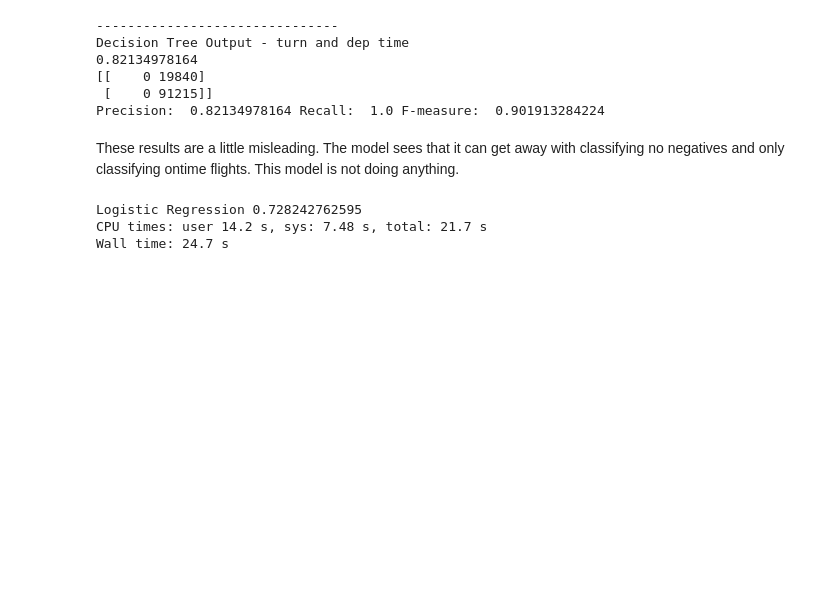
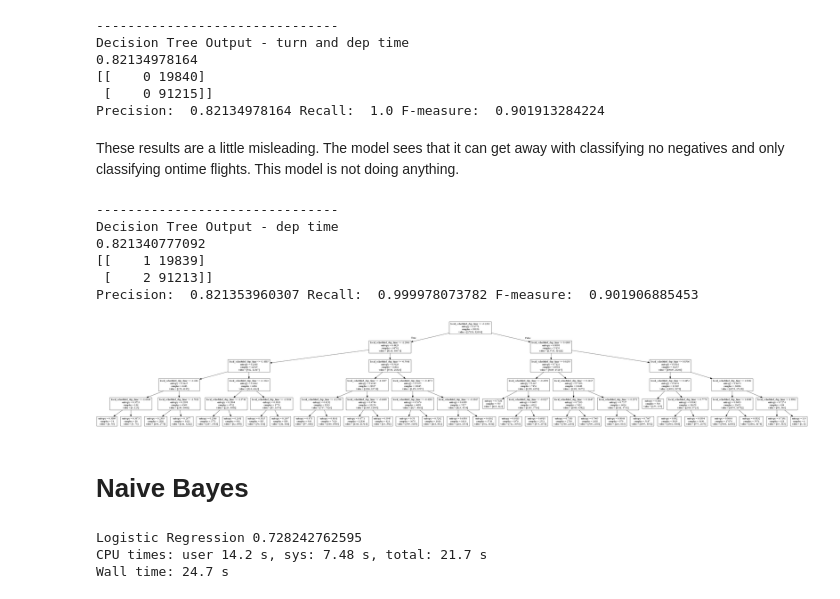
Before and after one commit to dpmurraygt/OnTime, a Jupyter notebook: On Time Performance.ipynb, the cells around one changed output. Drawn from its saved outputs; the diff is of its cells as text; code cells hidden in the pictures; blank space fills up the shorter version.

```diff
--- a/On Time Performance.ipynb
+++ b/On Time Performance.ipynb
@@ -1066,0 +1069,36 @@ These results are a little misleading.  The model sees that it can get away with
+# %%
+yhat = np.zeros(Y.shape)
+
+X4 = X[['local_scheduled_dep_time']]
+
+scl = StandardScaler() # import the standardscaler
+XScl4 = scl.fit_transform(X4)
+
+
+cv = StratifiedKFold(n_splits=10)
+
+clf = DecisionTreeClassifier(criterion ='entropy', max_depth = 5 ) # old was 6
+
+for train, test in cv.split(XScl4,Y):
+    clf.fit(XScl4[train],Y[train])
+    yhat[test] = clf.predict(XScl4[test])
+
+total_accuracy_10 = mt.accuracy_score(Y,yhat)
+conf_matrix_10 = mt.confusion_matrix(Y,yhat)
+
+precision_10 = conf_matrix_10[1,1] / (conf_matrix_10[1,1]+ conf_matrix_10[0,1])
+recall_10 = conf_matrix_10[1,1] / (conf_matrix_10[1,1]+ conf_matrix_10[1,0])
+f_measure_10 = (2* conf_matrix_10[1,1]) / ((2* conf_matrix_10[1,1])+ conf_matrix_10[1,0] + conf_matrix_10[0,1])
+
+print('-------------------------------')
+print('Decision Tree Output - dep time')
+print( total_accuracy_10)
+print(conf_matrix_10)
+print('Precision: ',precision_10, 'Recall: ',recall_10, 'F-measure: ', f_measure_10)
+# %% [output]
+-------------------------------
+Decision Tree Output - dep time
+0.821340777092
+[[    1 19839]
+ [    2 91213]]
+Precision:  0.821353960307 Recall:  0.999978073782 F-measure:  0.901906885453
@@ -1067,3 +1111,17 @@ These results are a little misleading.  The model sees that it can get away with
+# %%
+# once again, this model is really not doing anything
+
+from IPython.display import Image
+Image(filename='tre2.png')
+
+# note: in the command line, steps include:
+    # ensure that path variable is set for the bin location of graphviz
+    # navigate to directory (for ease of use) where file is stored
+    # dot -Tpng tree3.dot -o tre2.png
+# %% [output]
+[figure, added]
+# %% [markdown]
+# Naive Bayes
 # %%
 %%time
 
```
Also changed, not shown: parts of 2 cells of this notebook, 2 other files.
